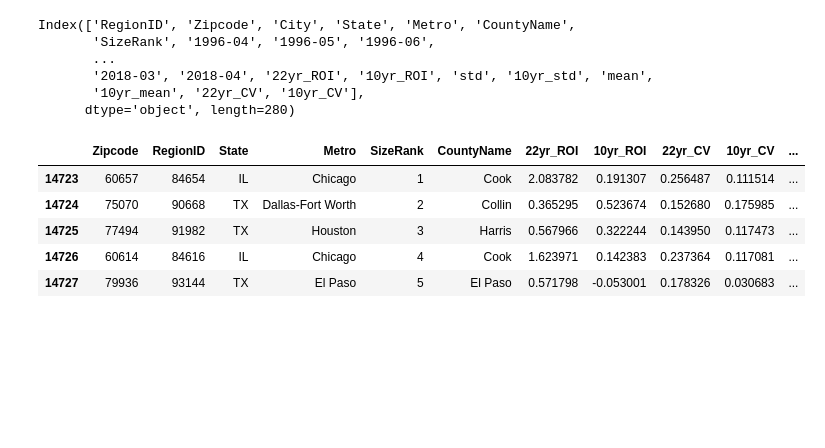
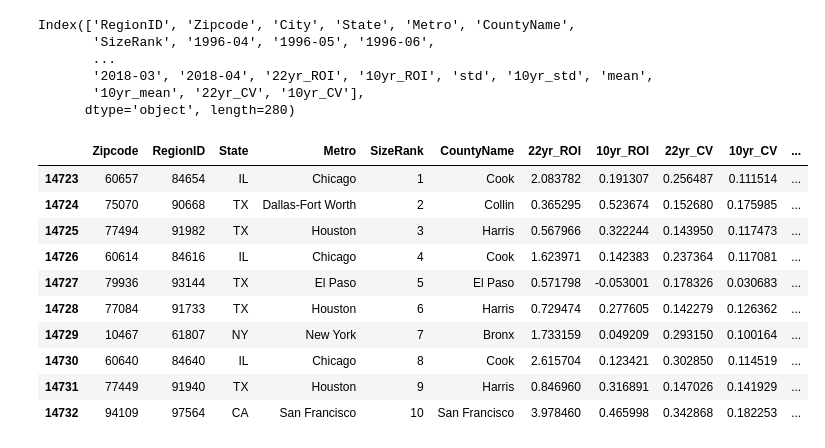
Before and after one commit to Brenda-Mutai/dsc-Time-Series, a Jupyter notebook: student.notebook.ipynb, the cells around one changed output. Drawn from its saved outputs; the diff is of its cells as text; code cells hidden in the pictures; blank space fills up the shorter version.

Commit message:
data

```diff
--- a/student.notebook.ipynb
+++ b/student.notebook.ipynb
@@ -277,11 +277,16 @@ def melt_df(df):
 # %%
 data = melt_df(data)
 # %%
-data.head()
+data.head(10)
 # %% [output]
 |  | Zipcode | RegionID | State | Metro | SizeRank | CountyName | 22yr_ROI | 10yr_ROI | 22yr_CV | 10yr_CV | ... |
 | 14723 | 60657 | 84654 | IL | Chicago | 1 | Cook | 2.083782 | 0.191307 | 0.256487 | 0.111514 | ... |
 | 14724 | 75070 | 90668 | TX | Dallas-Fort Worth | 2 | Collin | 0.365295 | 0.523674 | 0.152680 | 0.175985 | ... |
 | 14725 | 77494 | 91982 | TX | Houston | 3 | Harris | 0.567966 | 0.322244 | 0.143950 | 0.117473 | ... |
 | 14726 | 60614 | 84616 | IL | Chicago | 4 | Cook | 1.623971 | 0.142383 | 0.237364 | 0.117081 | ... |
 | 14727 | 79936 | 93144 | TX | El Paso | 5 | El Paso | 0.571798 | -0.053001 | 0.178326 | 0.030683 | ... |
+| 14728 | 77084 | 91733 | TX | Houston | 6 | Harris | 0.729474 | 0.277605 | 0.142279 | 0.126362 | ... |
+| 14729 | 10467 | 61807 | NY | New York | 7 | Bronx | 1.733159 | 0.049209 | 0.293150 | 0.100164 | ... |
+| 14730 | 60640 | 84640 | IL | Chicago | 8 | Cook | 2.615704 | 0.123421 | 0.302850 | 0.114519 | ... |
+| 14731 | 77449 | 91940 | TX | Houston | 9 | Harris | 0.846960 | 0.316891 | 0.147026 | 0.141929 | ... |
+| 14732 | 94109 | 97564 | CA | San Francisco | 10 | San Francisco | 3.978460 | 0.465998 | 0.342868 | 0.182253 | ... |
```
Also changed, not shown: parts of 1 cell of this notebook.
